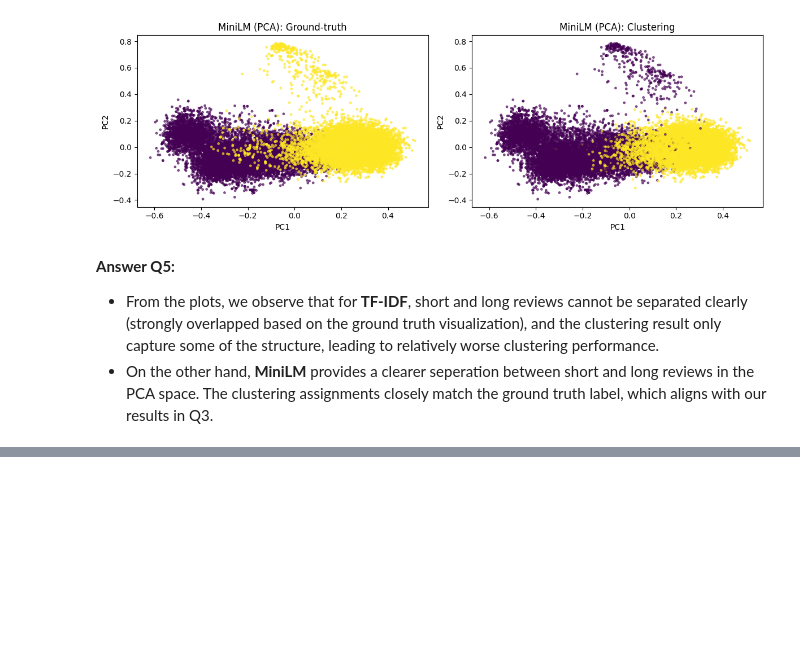
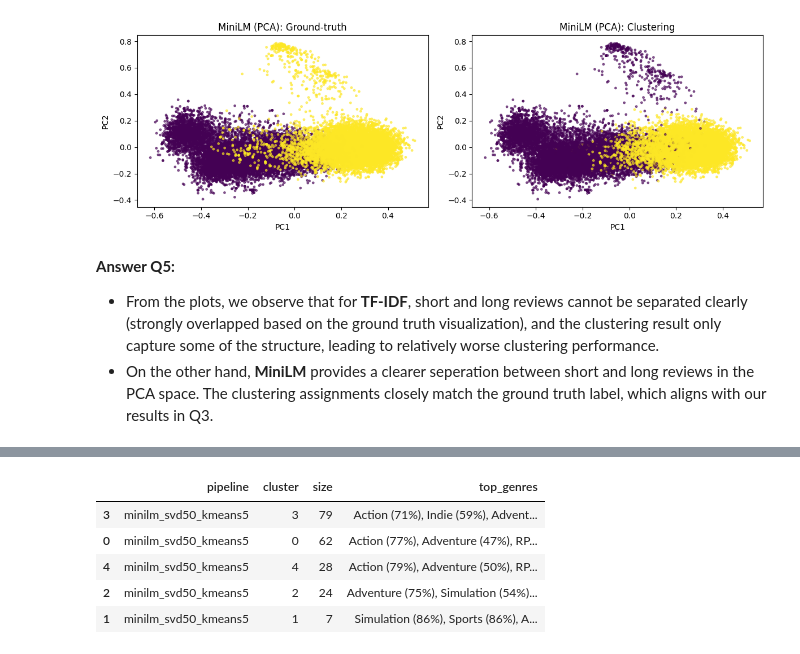
Before and after one commit to Parixxx21/ECE219-Project2, a Jupyter notebook: P2.ipynb, the cells around one changed output, grey strips where cells are left out. Saved outputs shown, nothing was run; the diff lists cells and outputs as text; code cells hidden in the pictures; blank space fills up the shorter version.

```diff
--- a/P2.ipynb
+++ b/P2.ipynb
@@ -323,0 +474,17 @@ plt.show()
+# %%
+from sklearn.cluster import KMeans, AgglomerativeClustering
+
+def run_kmeans(X):
+    return KMeans(n_clusters=5, random_state=42, n_init="auto").fit_predict(X)
+
+def run_agglo(X):
+    if hasattr(X, "toarray"):
+        X = X.toarray()
+    return AgglomerativeClustering(n_clusters=5).fit_predict(X)
+
+def run_hdbscan(X):
+    !pip -q install hdbscan
+    import hdbscan
+    if hasattr(X, "toarray"):
+        X = X.toarray()
+    return hdbscan.HDBSCAN(min_cluster_size=5).fit_predict(X)
@@ -323,0 +553,14 @@ plt.show()
+# %%
+def show_pipeline(pipeline_name):
+    for name, labels, summary in pipelines:
+        if name == pipeline_name:
+            return pd.DataFrame(summary["rows"]).sort_values("size", ascending=False)
+
+show_pipeline("minilm_svd50_kmeans5")
+# %% [output]
+|  | pipeline | cluster | size | top_genres |
+| 3 | minilm_svd50_kmeans5 | 3 | 79 | Action (71%), Indie (59%), Advent... |
+| 0 | minilm_svd50_kmeans5 | 0 | 62 | Action (77%), Adventure (47%), RP... |
+| 4 | minilm_svd50_kmeans5 | 4 | 28 | Action (79%), Adventure (50%), RP... |
+| 2 | minilm_svd50_kmeans5 | 2 | 24 | Adventure (75%), Simulation (54%)... |
+| 1 | minilm_svd50_kmeans5 | 1 | 7 | Simulation (86%), Sports (86%), A... |
```
Also changed, not shown: parts of 15 cells of this notebook, 1 other file.
